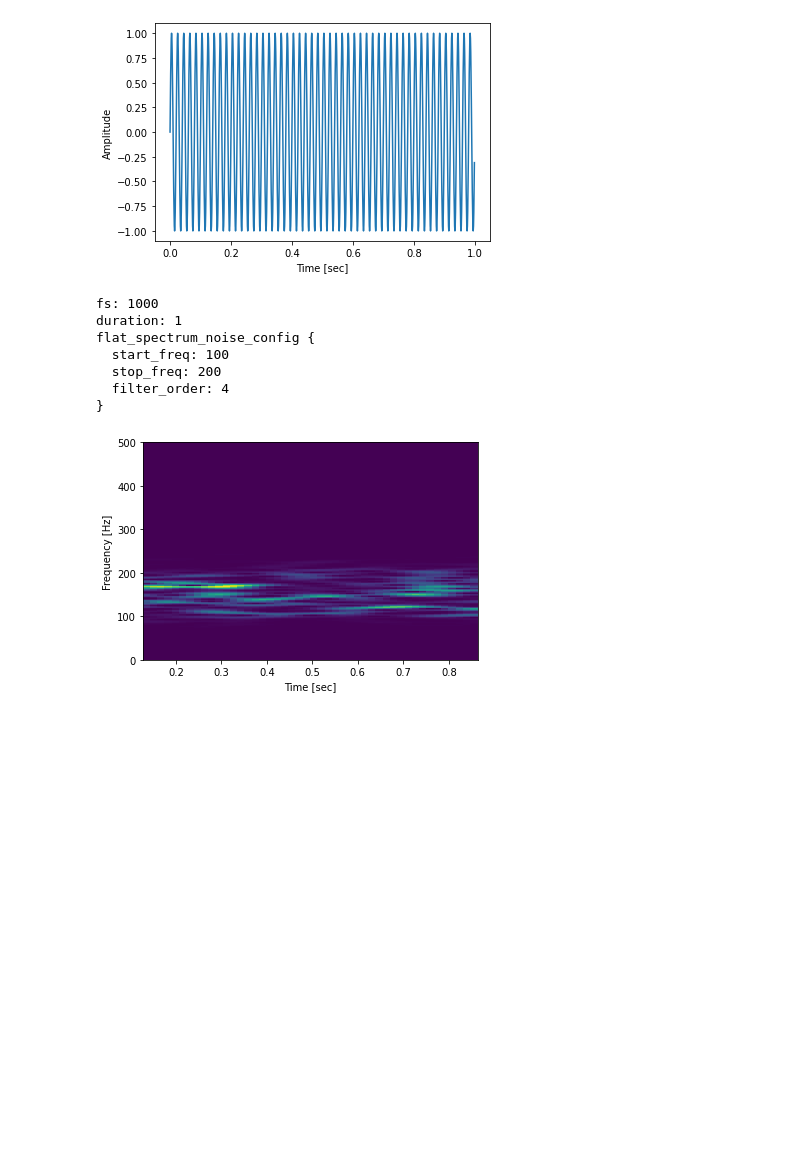
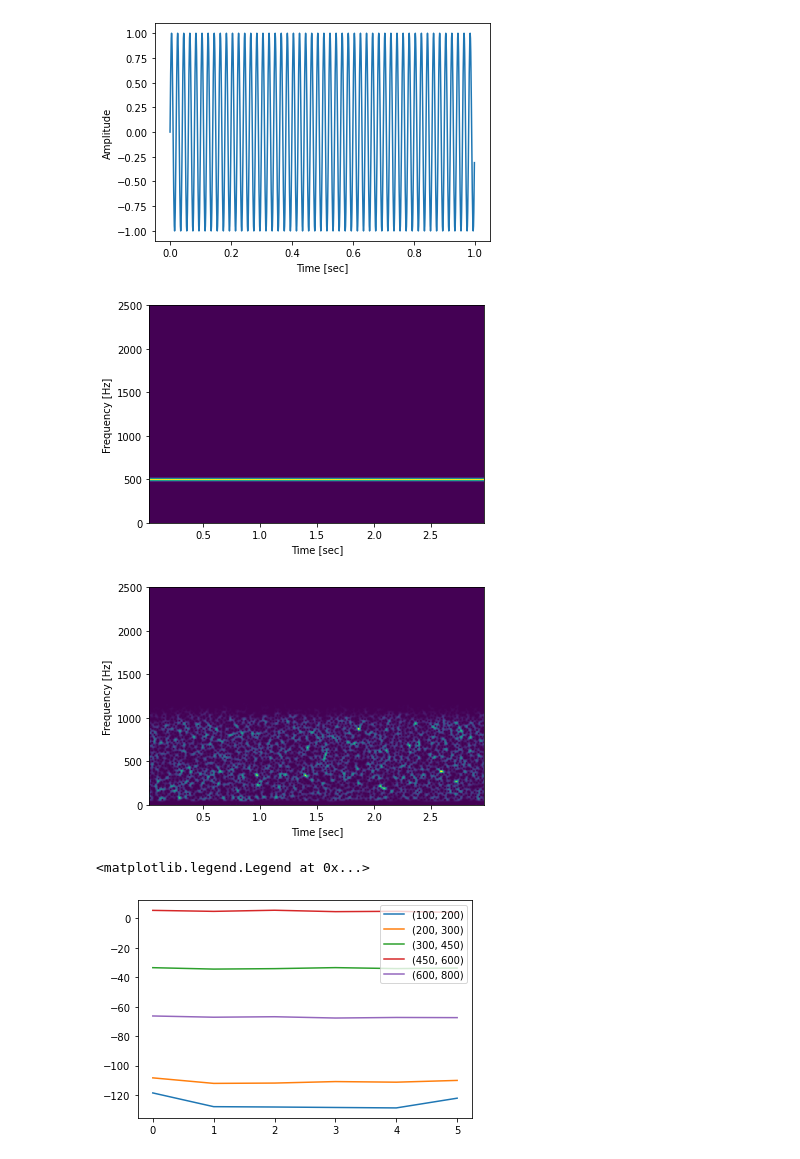
Before and after one commit to kacunningham413/pinniped_lab, a Jupyter notebook: interface_template.ipynb, the cells around one changed output. Drawn from its saved outputs; the diff is of its cells as text; code cells hidden in the pictures; blank space fills up the shorter version.

Commit message:
Adds basic masking analysis including computation of signal excess

```diff
--- a/interface_template.ipynb
+++ b/interface_template.ipynb
@@ -19,27 +19,57 @@ sound.plot_time_series()
 <masking_analysis.sound.Sound object at 0x...>
 [figure]
 [figure]
-# %%
-from masking_analysis.sound import Sound
-from masking_analysis.protos import sound_pb2, sound_generation_pb2
-import matplotlib.pyplot as plt
-from scipy import signal
-
-sound_gen_config = sound_generation_pb2.SoundGenConfig()
-sound_gen_config.fs = 1000
-sound_gen_config.duration = 1
-sound_gen_config.flat_spectrum_noise_config.filter_order = 4
-sound_gen_config.flat_spectrum_noise_config.start_freq = 100
-sound_gen_config.flat_spectrum_noise_config.stop_freq = 200
-print(sound_gen_config)
-sound = Sound.sound_from_gen_config(sound_gen_config)
-sound.plot_spectrogram(window=('hamming'), nfft=1024, nperseg=256, noverlap=240)
-# %% [output]
-fs: 1000
-duration: 1
-flat_spectrum_noise_config {
-  start_freq: 100
-  stop_freq: 200
-  filter_order: 4
-}
-[figure, removed]
+# %%
+from masking_analysis.sound import Sound, MaskingAnalyzer
+from masking_analysis.protos import sound_pb2, sound_generation_pb2, masking_config_pb2
+import matplotlib.pyplot as plt
+from scipy import signal
+
+signal_gen_config = sound_generation_pb2.SoundGenConfig()
+signal_gen_config.fs = 5000
+signal_gen_config.duration = 3
+signal_gen_config.pure_tone_config.center_freq = 500
+signal = Sound.sound_from_gen_config(signal_gen_config)
+
+noise_gen_config = sound_generation_pb2.SoundGenConfig()
+noise_gen_config.fs = 5000
+noise_gen_config.duration = 3
+noise_gen_config.flat_spectrum_noise_config.start_freq = 50
+noise_gen_config.flat_spectrum_noise_config.stop_freq = 1000
+noise_gen_config.flat_spectrum_noise_config.filter_order = 10
+noise = Sound.sound_from_gen_config(noise_gen_config)
+
+masking_config = masking_config_pb2.MaskingConfig()
+band_config = masking_config.auditory_band_config
+for start, stop in [(100, 200), (200, 300), (300, 450), (450, 600), (600, 800)]:
+  band = band_config.auditory_bands.add()
+  band.start_freq = start
+  band.stop_freq = stop
+  band.critical_ratio = 5
+band_config.filter_order = 10
+masking_config.window_duration_ms = 500
+masking_config.window_step_ms = 500
+
+
+signal = Sound.sound_from_gen_config(signal_gen_config)
+noise = Sound.sound_from_gen_config(noise_gen_config)
+
+signal.plot_spectrogram(window=('hamming'), nfft=1024, nperseg=256, noverlap=240)
+noise.plot_spectrogram(window=('hamming'), nfft=1024, nperseg=256, noverlap=240)
+
+analyzer = MaskingAnalyzer(signal, noise, masking_config)
+se = analyzer.get_signal_excess()
+
+# spls, signals = sound.get_windowed_spl_by_bands([(20, 100), (100, 200), (200, 400)], 10, 100, 50)
+# for band, spl in spls.items():
+#     plt.plot([x[0] for x in spl[1]], spl[0], label=str(band))
+# plt.legend(loc='lower right')
+
+for band, excess in se.items():
+    plt.plot(excess, label=str(band))
+plt.legend(loc='upper right')
+# %% [output]
+[figure, added]
+[figure, added]
+<matplotlib.legend.Legend at 0x...>
+[figure, added]
```
Also changed, not shown: 2 other files.
